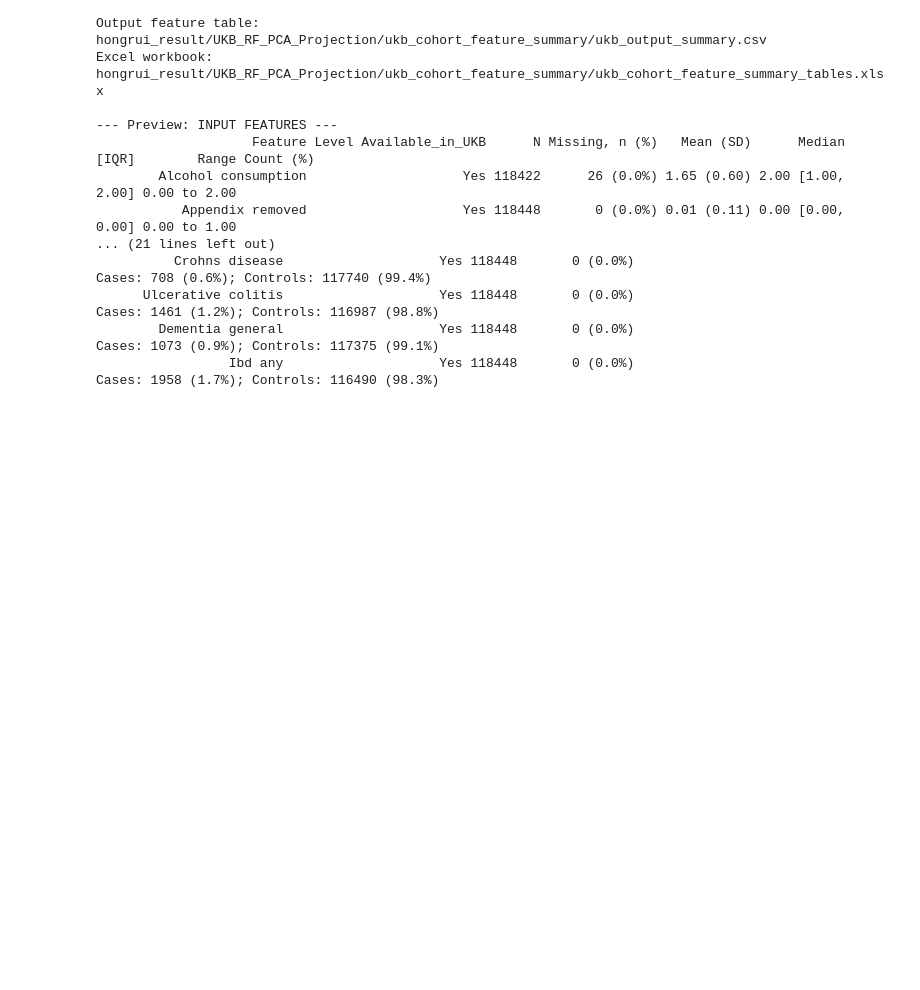
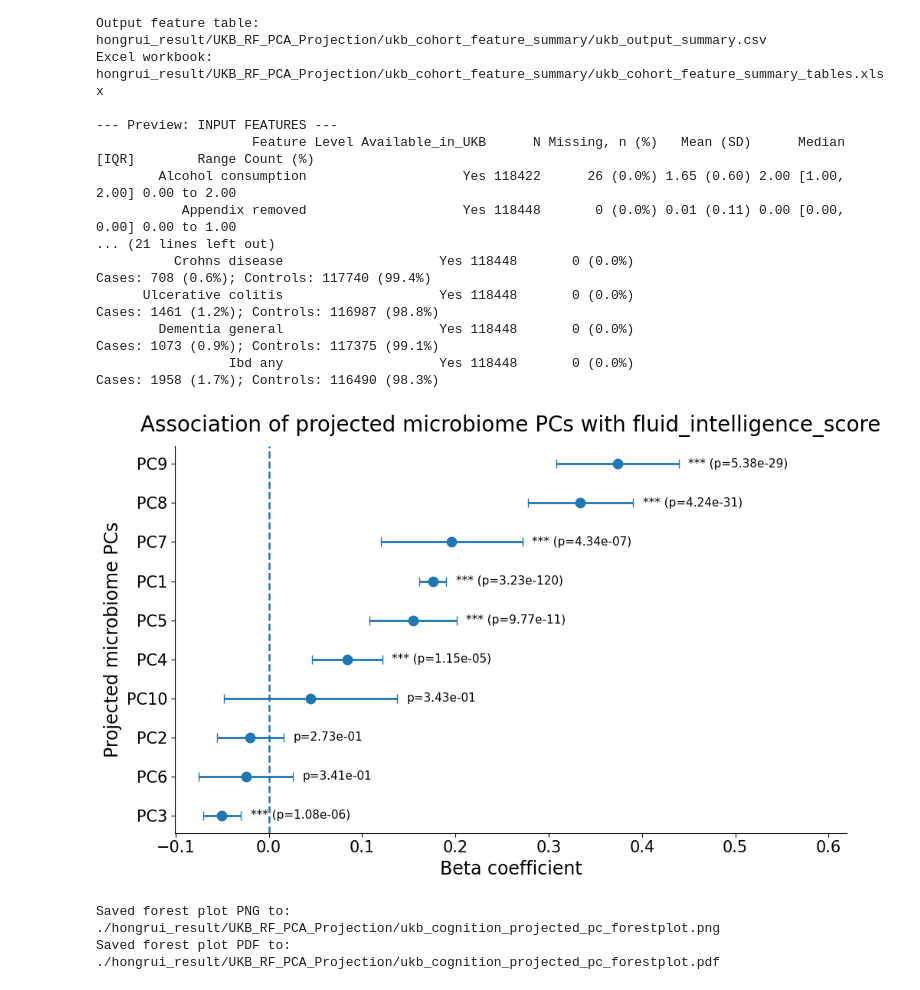
Before and after one commit to liuhon33/AGP_python_with_CV, a Jupyter notebook: projection_RF_PCA-Copy1.ipynb, the cells around one changed output. Drawn from its saved outputs; the diff is of its cells as text; code cells hidden in the pictures; blank space fills up the shorter version.

Commit message:
added poster settings

```diff
--- a/projection_RF_PCA-Copy1.ipynb
+++ b/projection_RF_PCA-Copy1.ipynb
@@ -1770,0 +2000,13 @@ Excel workbook:        hongrui_result/UKB_RF_PCA_Projection/ukb_cohort_feature_s
+# %%
+forest_df, fig, ax = plot_projected_pc_forest_poster(
+    fit=fit,
+    pc_cols=pc_cols,
+    cognition_col=cognition_col,
+    out_dir=out_dir,
+    annotation_mode="both",   # "stars", "pvalue", or "both"
+    pvalue_fmt=".2e"
+)
+# %% [output]
+[figure, added]
+Saved forest plot PNG to: ./hongrui_result/UKB_RF_PCA_Projection/ukb_cognition_projected_pc_forestplot.png
+Saved forest plot PDF to: ./hongrui_result/UKB_RF_PCA_Projection/ukb_cognition_projected_pc_forestplot.pdf
```
Also changed, not shown: parts of 8 cells of this notebook, 5 other files.
